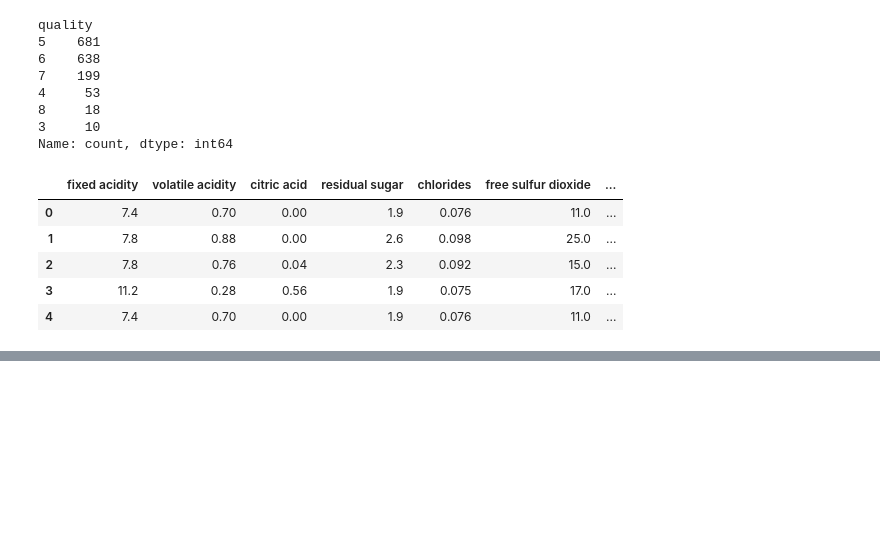
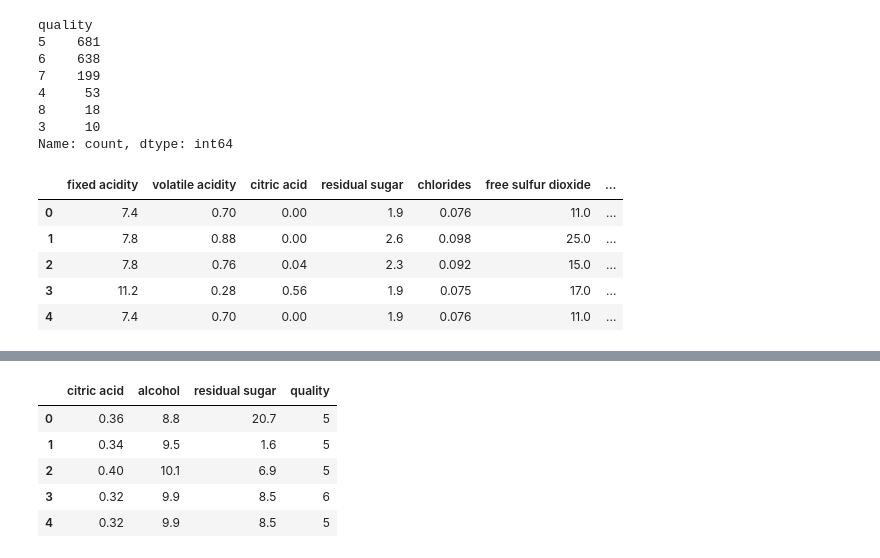
Before and after one commit to mrcarlson3/DS-3021, a Jupyter notebook: 02_function_basics/lab2.ipynb, the cells around one changed output, grey strips where cells are left out. Saved outputs shown, nothing was run; the diff lists cells and outputs as text; code cells hidden in the pictures; blank space fills up the shorter version.

```diff
--- a/02_function_basics/lab2.ipynb
+++ b/02_function_basics/lab2.ipynb
@@ -196,0 +226,11 @@ levels.head()
+# %%
+d5 = pd.DataFrame(white_wine)
+d6 = d5[['citric acid', 'alcohol', 'residual sugar','quality']]
+d6.head()
+# %% [output]
+|  | citric acid | alcohol | residual sugar | quality |
+| 0 | 0.36 | 8.8 | 20.7 | 5 |
+| 1 | 0.34 | 9.5 | 1.6 | 5 |
+| 2 | 0.40 | 10.1 | 6.9 | 5 |
+| 3 | 0.32 | 9.9 | 8.5 | 6 |
+| 4 | 0.32 | 9.9 | 8.5 | 5 |
```
Also changed, not shown: parts of 17 cells of this notebook.
